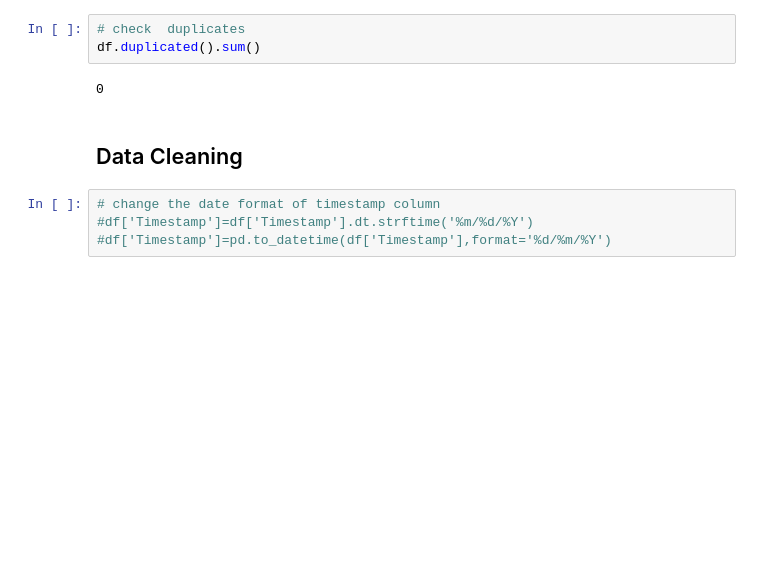
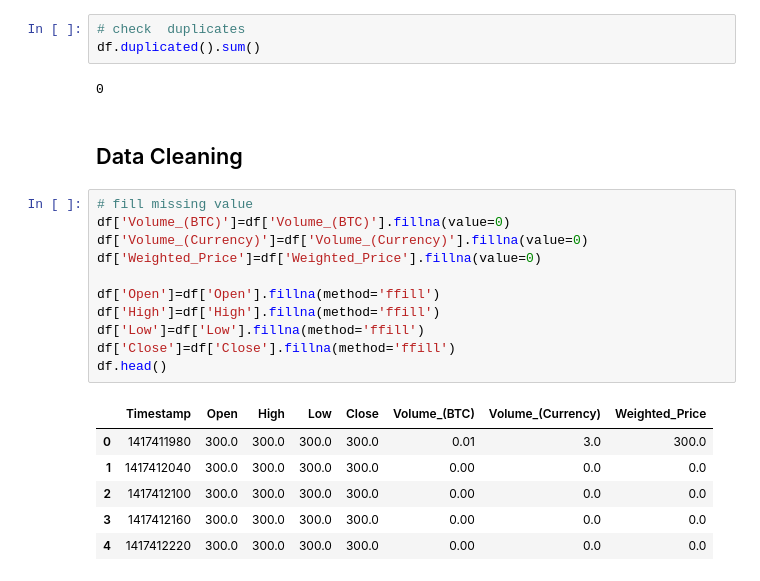
Before and after one commit to BasantHussein/Bitcoin-Time-Series-Forecasting, a Jupyter notebook: BitcoinTimeSeriesForecasting.ipynb, the cells around one changed output. Cells and saved outputs as stored; diff of their text form; blank space fills up the shorter version.

```diff
--- a/BitcoinTimeSeriesForecasting.ipynb
+++ b/BitcoinTimeSeriesForecasting.ipynb
@@ -83,7 +101,21 @@ df.duplicated().sum()
 0
 # %% [markdown]
 ## Data Cleaning
-# %%
-# change the date format of timestamp column
-#df['Timestamp']=df['Timestamp'].dt.strftime('%m/%d/%Y')
-#df['Timestamp']=pd.to_datetime(df['Timestamp'],format='%d/%m/%Y')
+# %%
+# fill missing value
+df['Volume_(BTC)']=df['Volume_(BTC)'].fillna(value=0)
+df['Volume_(Currency)']=df['Volume_(Currency)'].fillna(value=0)
+df['Weighted_Price']=df['Weighted_Price'].fillna(value=0)
+
+df['Open']=df['Open'].fillna(method='ffill')
+df['High']=df['High'].fillna(method='ffill')
+df['Low']=df['Low'].fillna(method='ffill')
+df['Close']=df['Close'].fillna(method='ffill')
+df.head()
+# %% [output]
+|  | Timestamp | Open | High | Low | Close | Volume_(BTC) | Volume_(Currency) | Weighted_Price |
+| 0 | 1417411980 | 300.0 | 300.0 | 300.0 | 300.0 | 0.01 | 3.0 | 300.0 |
+| 1 | 1417412040 | 300.0 | 300.0 | 300.0 | 300.0 | 0.00 | 0.0 | 0.0 |
+| 2 | 1417412100 | 300.0 | 300.0 | 300.0 | 300.0 | 0.00 | 0.0 | 0.0 |
+| 3 | 1417412160 | 300.0 | 300.0 | 300.0 | 300.0 | 0.00 | 0.0 | 0.0 |
+| 4 | 1417412220 | 300.0 | 300.0 | 300.0 | 300.0 | 0.00 | 0.0 | 0.0 |
```
Also changed, not shown: parts of 10 cells of this notebook.
